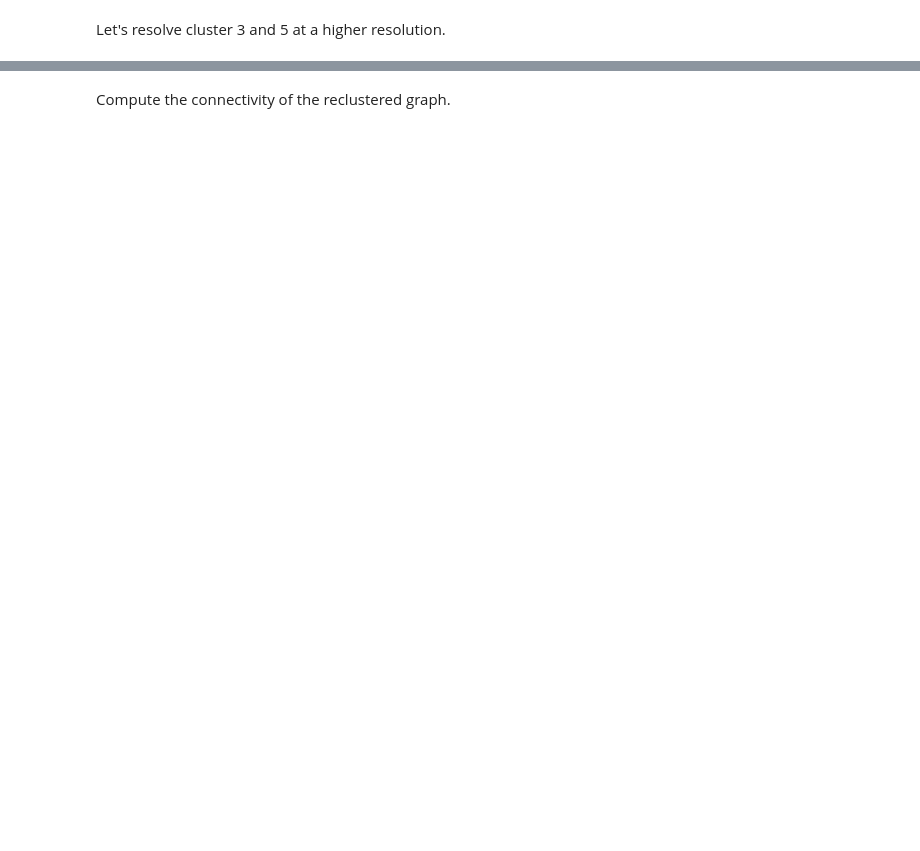
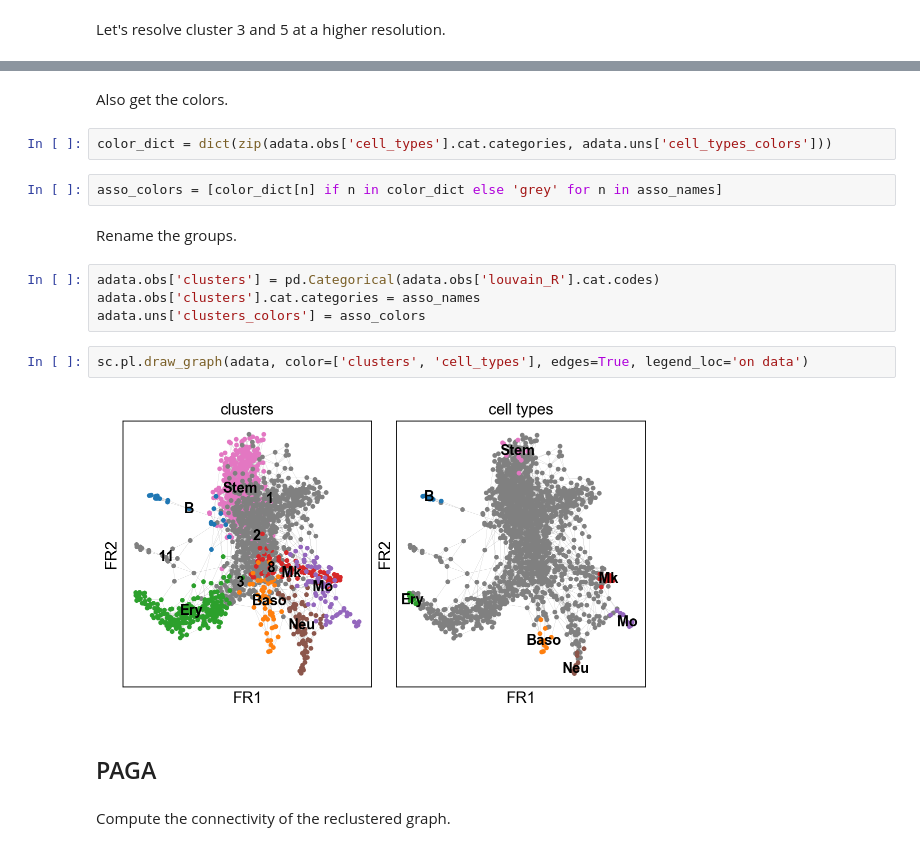
Before and after one commit to theislab/graph_abstraction, a Jupyter notebook: nestorowa16/nestorowa16.ipynb, the cells around one changed output, grey strips where cells are left out. Cells and saved outputs as stored; diff of their text form; blank space fills up the shorter version.

```diff
--- a/nestorowa16/nestorowa16.ipynb
+++ b/nestorowa16/nestorowa16.ipynb
@@ -97,3 +106,21 @@ running Louvain clustering
+# %% [markdown]
+Also get the colors.
+# %%
+color_dict = dict(zip(adata.obs['cell_types'].cat.categories, adata.uns['cell_types_colors']))
+# %%
+asso_colors = [color_dict[n] if n in color_dict else 'grey' for n in asso_names]
+# %% [markdown]
+Rename the groups.
+# %%
+adata.obs['clusters'] = pd.Categorical(adata.obs['louvain_R'].cat.codes)
+adata.obs['clusters'].cat.categories = asso_names
+adata.uns['clusters_colors'] = asso_colors
+# %%
+sc.pl.draw_graph(adata, color=['clusters', 'cell_types'], edges=True, legend_loc='on data')
+# %% [output]
+[figure, added]
+# %% [markdown]
+## PAGA
 # %% [markdown]
 Compute the connectivity of the reclustered graph.
 # %%
```
Also changed, not shown: parts of 16 cells of this notebook.
